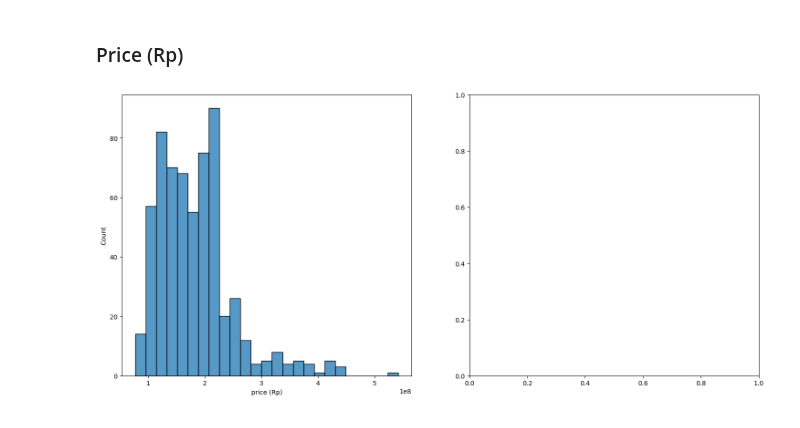
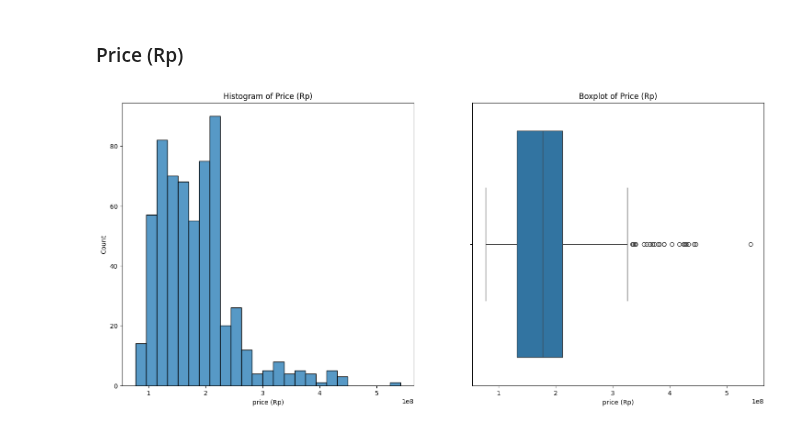
Before and after one commit to JonathanSuryaS/AOL---Machine-Learning, a Jupyter notebook: car.ipynb, the cells around one changed output. Saved outputs shown, nothing was run; the diff lists cells and outputs as text; code cells hidden in the pictures.

```diff
--- a/car.ipynb
+++ b/car.ipynb
@@ -84,7 +84,9 @@ dtype: int64
 # %%
 fig, ax = plt.subplots(1, 2, figsize = (18, 8))
 sns.histplot(data = data, x = 'price (Rp)', ax = ax[0])
-ax[]
+ax[0].set_title('Histogram of Price (Rp)')
+ax[1].set_title('Boxplot of Price (Rp)')
+sns.boxplot(data = data, x = 'price (Rp)')
 plt.show()
 # %% [output]
-[figure, old version]
+[figure, new version]
```
Also changed, not shown: parts of 5 cells of this notebook.
